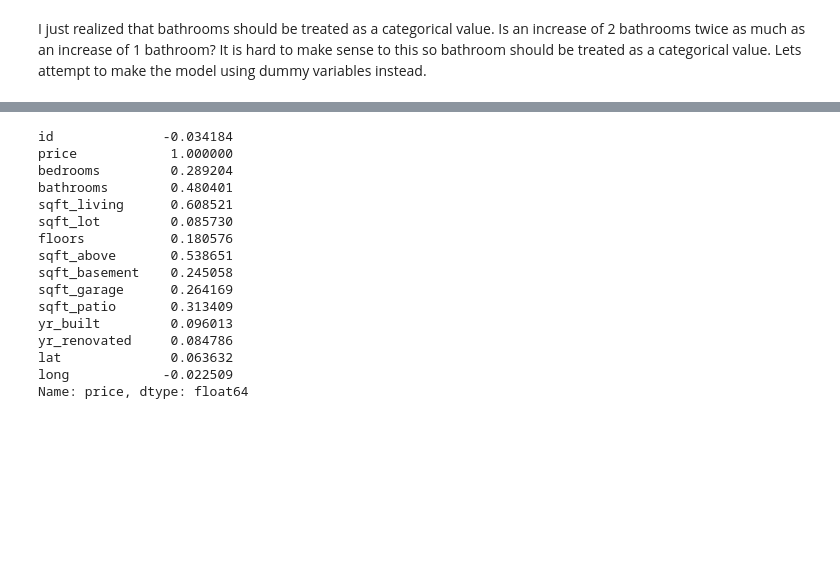
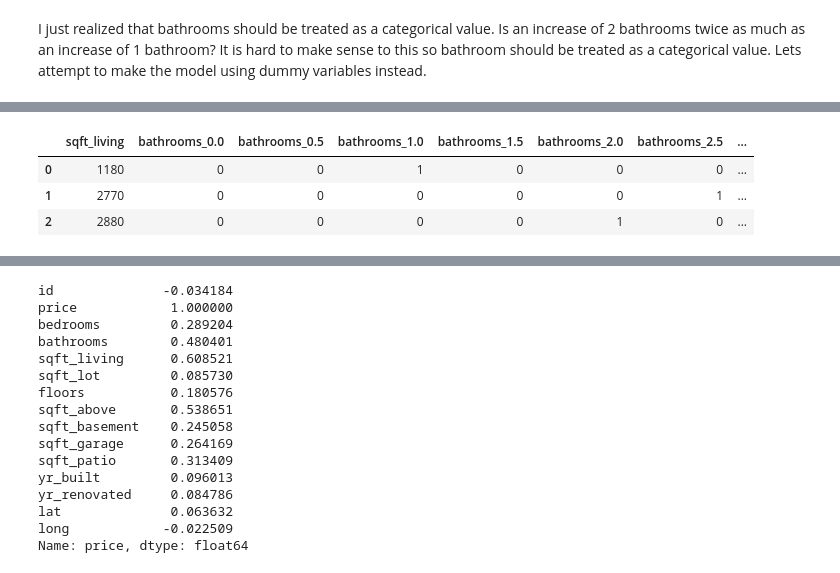
Before and after one commit to cristopher-d-delgado/Project_Linear_Regression_King_County, a Jupyter notebook: notebooks/exploratory.ipynb, the cells around one changed output, grey strips where cells are left out. Cells and saved outputs as stored; diff of their text form; code cells hidden in the pictures; blank space fills up the shorter version.

Commit message:
Created fifth model not much success

```diff
--- a/notebooks/exploratory.ipynb
+++ b/notebooks/exploratory.ipynb
@@ -217,0 +305,10 @@ I just realized that bathrooms should be treated as a categorical value. Is an i
+# %%
+# Lets drop dummy variables 10.5, 10.0, 9.5, 8.5, 8.0 since these are the least frequent variables meaning not many homes have these many bathrooms. In fact dropping would help the model
+subset = ["bathrooms_8.0", "bathrooms_8.5", "bathrooms_9.5", "bathrooms_10.0", "bathrooms_10.5"]
+dummy = dummy.drop(labels=subset, axis=1).copy()
+dummy.head(3)
+# %% [output]
+|  | sqft_living | bathrooms_0.0 | bathrooms_0.5 | bathrooms_1.0 | bathrooms_1.5 | bathrooms_2.0 | bathrooms_2.5 | ... |
+| 0 | 1180 | 0 | 0 | 1 | 0 | 0 | 0 | ... |
+| 1 | 2770 | 0 | 0 | 0 | 0 | 0 | 1 | ... |
+| 2 | 2880 | 0 | 0 | 0 | 0 | 1 | 0 | ... |
```
Also changed, not shown: parts of 14 cells of this notebook.
